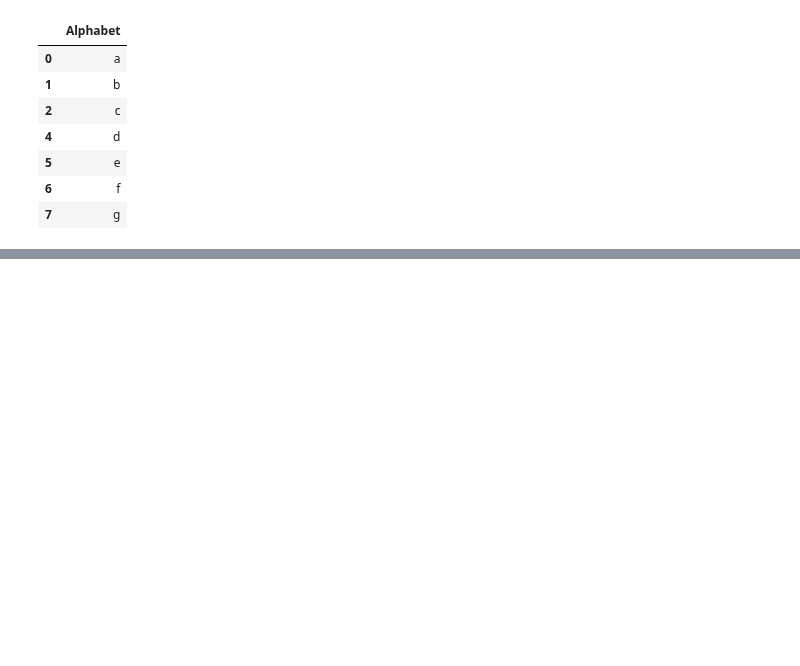
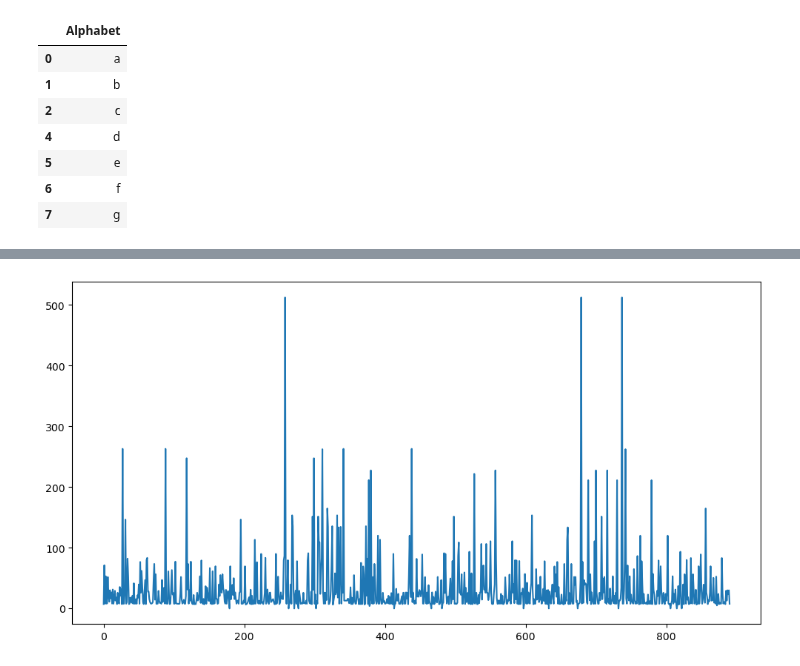
Before and after one commit to alchemistbg/udemy-the-complete-pandas-bootcamp, a Jupyter notebook: Section-13/Cleaning_Data.ipynb, the cells around one changed output, grey strips where cells are left out. Drawn from its saved outputs; the diff is of its cells as text; code cells hidden in the pictures; blank space fills up the shorter version.

```diff
--- a/Section-13/Cleaning_Data.ipynb
+++ b/Section-13/Cleaning_Data.ipynb
@@ -1488,0 +1612,6 @@ alphabet
+# %%
+plt.figure(figsize = (12, 6))
+titanic.Fare.plot()
+plt.show()
+# %% [output]
+[figure, added]
```
Also changed, not shown: parts of 59 cells of this notebook, 2 other files.
